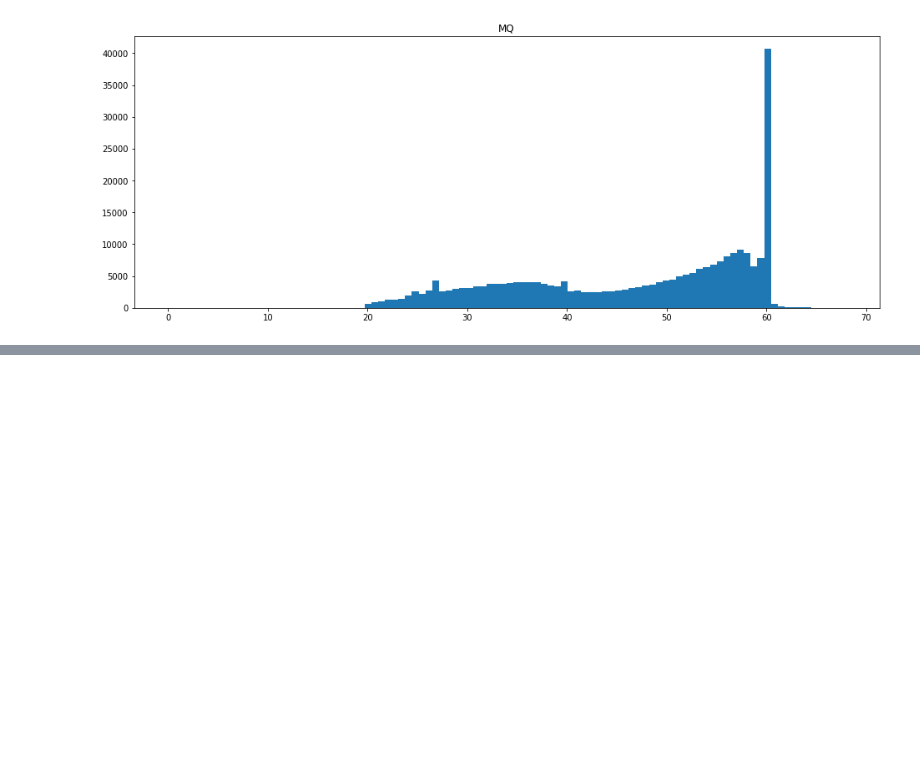
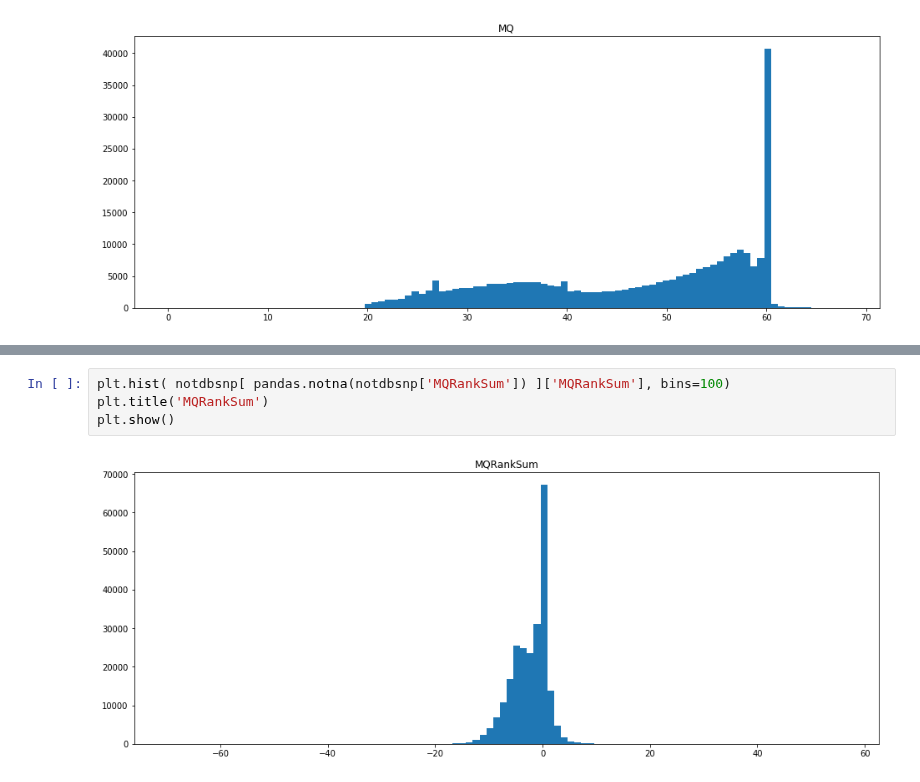
Before and after one commit to jakewendt/notebooks, a Jupyter notebook: vcf_snp_variable_distribution.ipynb, the cells around one changed output, grey strips where cells are left out. Drawn from its saved outputs; the diff is of its cells as text; blank space fills up the shorter version.

```diff
--- a/vcf_snp_variable_distribution.ipynb
+++ b/vcf_snp_variable_distribution.ipynb
@@ -159,0 +208,6 @@ plt.show()
+# %%
+plt.hist( notdbsnp[ pandas.notna(notdbsnp['MQRankSum']) ]['MQRankSum'], bins=100)
+plt.title('MQRankSum')
+plt.show()
+# %% [output]
+[figure, added]
```
Also changed, not shown: parts of 11 cells of this notebook.
